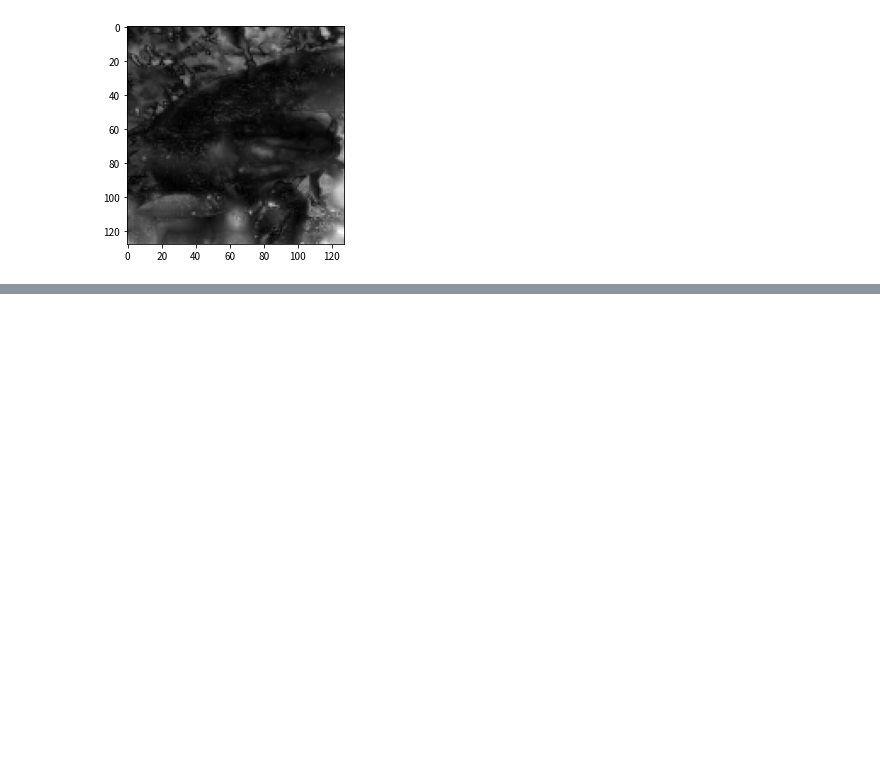
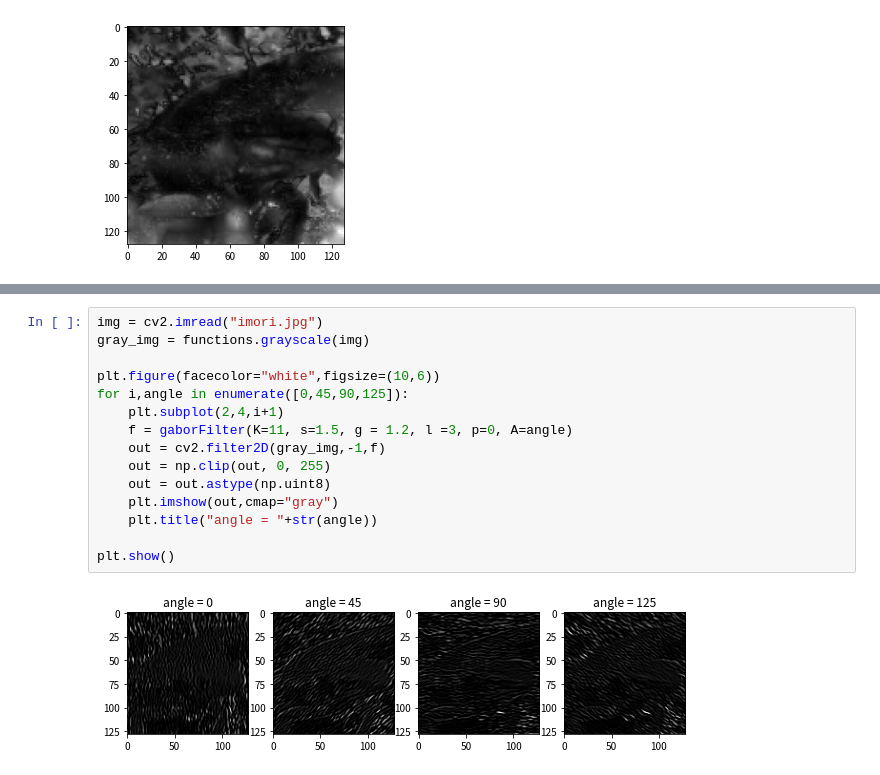
Before and after one commit to yudai0731/Gasyori100knock-1, a Jupyter notebook: Question_71_80/Myanswer.ipynb, the cells around one changed output, grey strips where cells are left out. Drawn from its saved outputs; the diff is of its cells as text; blank space fills up the shorter version.

```diff
--- a/Question_71_80/Myanswer.ipynb
+++ b/Question_71_80/Myanswer.ipynb
@@ -217,0 +281,17 @@ plt.imshow(cv2.cvtColor(out.astype(np.uint8), cv2.COLOR_BGR2RGB))
+# %%
+img = cv2.imread("imori.jpg")
+gray_img = functions.grayscale(img)
+
+plt.figure(facecolor="white",figsize=(10,6))
+for i,angle in enumerate([0,45,90,125]):
+    plt.subplot(2,4,i+1)
+    f = gaborFilter(K=11, s=1.5, g = 1.2, l =3, p=0, A=angle)
+    out = cv2.filter2D(gray_img,-1,f)
+    out = np.clip(out, 0, 255)
+    out = out.astype(np.uint8)
+    plt.imshow(out,cmap="gray")
+    plt.title("angle = "+str(angle))
+
+plt.show()
+# %% [output]
+[figure, added]
```
Also changed, not shown: parts of 8 cells of this notebook, 3 other files.
